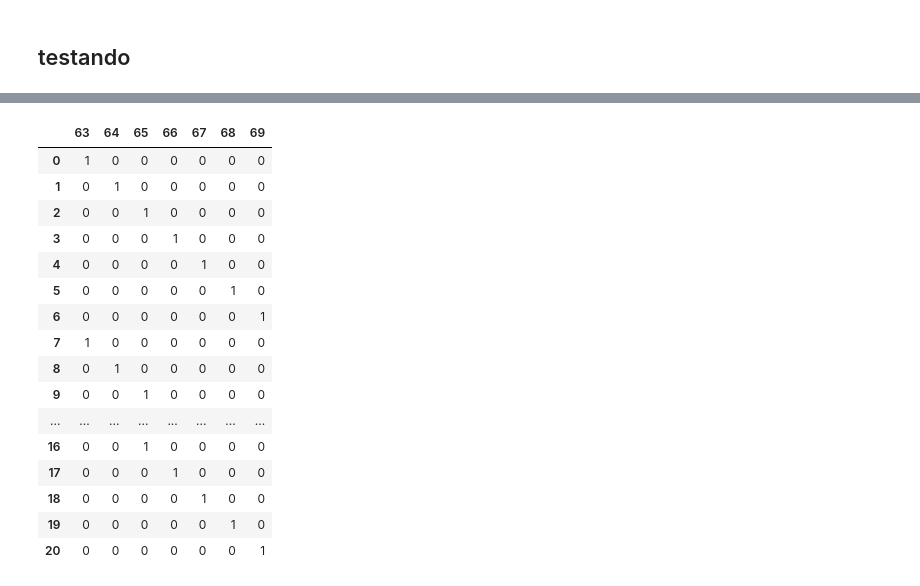
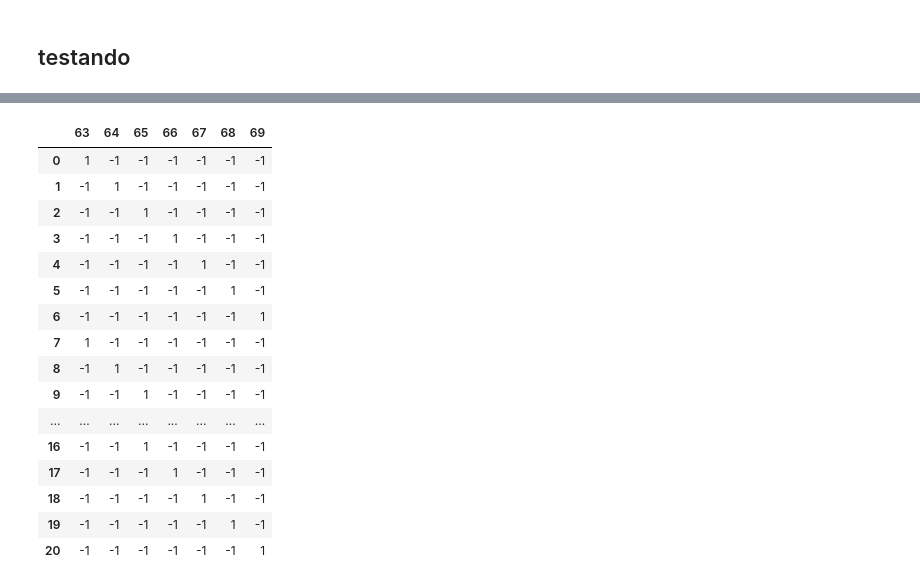
Before and after one commit to felmateos/mlp-characters-recognition, a Jupyter notebook: main.ipynb, the cells around one changed output, grey strips where cells are left out. Saved outputs shown, nothing was run; the diff lists cells and outputs as text; code cells hidden in the pictures.

```diff
--- a/main.ipynb
+++ b/main.ipynb
@@ -319,24 +294,23 @@ y_test.head(7)
-# %%
-y_ruido = y_ruido.replace(-1, 0)
-y_ruido.head(21)
-# %% [output]
-|  | 63 | 64 | 65 | 66 | 67 | 68 | 69 |
-| 0 | 1 | 0 | 0 | 0 | 0 | 0 | 0 |
-| 1 | 0 | 1 | 0 | 0 | 0 | 0 | 0 |
-| 2 | 0 | 0 | 1 | 0 | 0 | 0 | 0 |
-| 3 | 0 | 0 | 0 | 1 | 0 | 0 | 0 |
-| 4 | 0 | 0 | 0 | 0 | 1 | 0 | 0 |
-| 5 | 0 | 0 | 0 | 0 | 0 | 1 | 0 |
-| 6 | 0 | 0 | 0 | 0 | 0 | 0 | 1 |
-| 7 | 1 | 0 | 0 | 0 | 0 | 0 | 0 |
-| 8 | 0 | 1 | 0 | 0 | 0 | 0 | 0 |
-| 9 | 0 | 0 | 1 | 0 | 0 | 0 | 0 |
-| ... | ... | ... | ... | ... | ... | ... | ... |
-| 16 | 0 | 0 | 1 | 0 | 0 | 0 | 0 |
-| 17 | 0 | 0 | 0 | 1 | 0 | 0 | 0 |
-| 18 | 0 | 0 | 0 | 0 | 1 | 0 | 0 |
-| 19 | 0 | 0 | 0 | 0 | 0 | 1 | 0 |
-| 20 | 0 | 0 | 0 | 0 | 0 | 0 | 1 |
+# %%
+y_ruido.style.background_gradient(cmap ='viridis')
+# %% [output]
+|  | 63 | 64 | 65 | 66 | 67 | 68 | 69 |
+| 0 | 1 | -1 | -1 | -1 | -1 | -1 | -1 |
+| 1 | -1 | 1 | -1 | -1 | -1 | -1 | -1 |
+| 2 | -1 | -1 | 1 | -1 | -1 | -1 | -1 |
+| 3 | -1 | -1 | -1 | 1 | -1 | -1 | -1 |
+| 4 | -1 | -1 | -1 | -1 | 1 | -1 | -1 |
+| 5 | -1 | -1 | -1 | -1 | -1 | 1 | -1 |
+| 6 | -1 | -1 | -1 | -1 | -1 | -1 | 1 |
+| 7 | 1 | -1 | -1 | -1 | -1 | -1 | -1 |
+| 8 | -1 | 1 | -1 | -1 | -1 | -1 | -1 |
+| 9 | -1 | -1 | 1 | -1 | -1 | -1 | -1 |
+| ... | ... | ... | ... | ... | ... | ... | ... |
+| 16 | -1 | -1 | 1 | -1 | -1 | -1 | -1 |
+| 17 | -1 | -1 | -1 | 1 | -1 | -1 | -1 |
+| 18 | -1 | -1 | -1 | -1 | 1 | -1 | -1 |
+| 19 | -1 | -1 | -1 | -1 | -1 | 1 | -1 |
+| 20 | -1 | -1 | -1 | -1 | -1 | -1 | 1 |
 # %%
 preds = predict(X_ruido)
 preds.style.background_gradient(cmap ='viridis')
```
Also changed, not shown: parts of 20 cells of this notebook, 1 other file.
